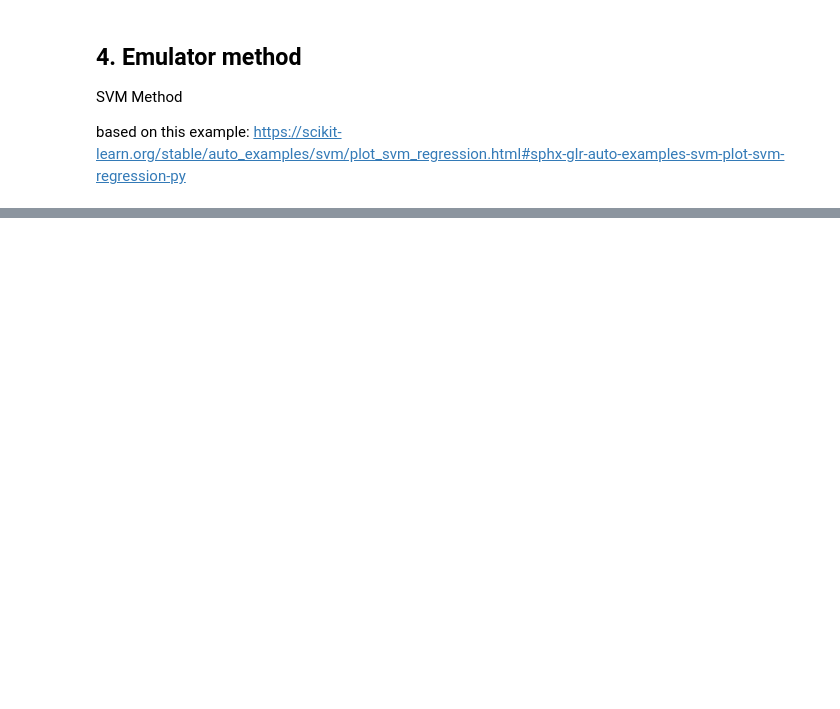
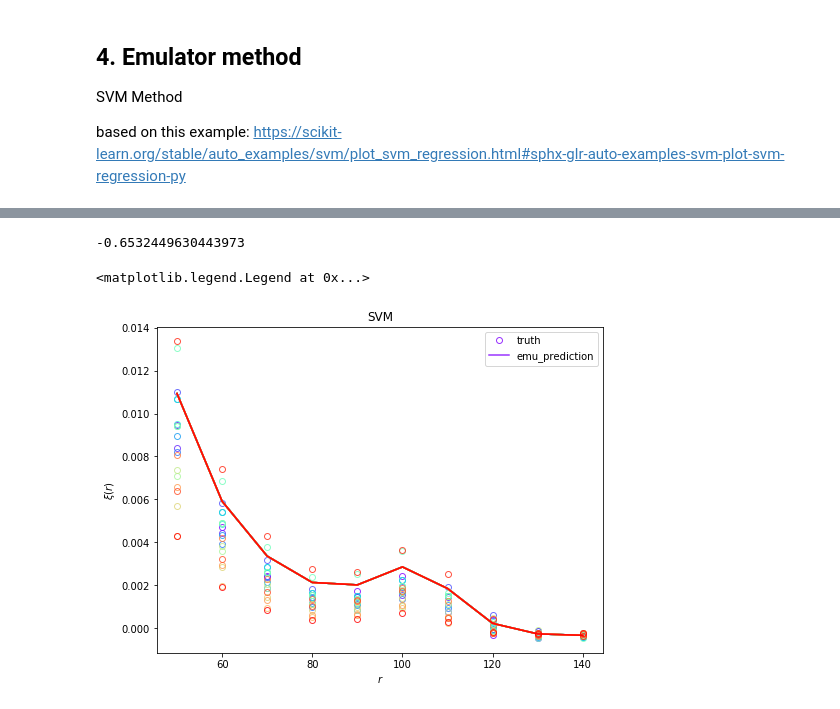
Before and after one commit to kstoreyf/emu-fight, a Jupyter notebook: emulator_examples/svm_emu-fight.ipynb, the cells around one changed output, grey strips where cells are left out. Saved outputs shown, nothing was run; the diff lists cells and outputs as text; code cells hidden in the pictures; blank space fills up the shorter version.

```diff
--- a/emulator_examples/svm_emu-fight.ipynb
+++ b/emulator_examples/svm_emu-fight.ipynb
@@ -200,0 +214,3 @@ print(svm_rmse)
+# %%
+kwargs = {'kernel':'linear', 'C':1, 'gamma':0.1, 'epsilon':.1, 'degree':3, 'tol':1e-6}
+r,s = do_regresssion(kwargs)
@@ -200,0 +299,36 @@ print(svm_rmse)
+# %%
+scores
+# %% [output]
+-0.6532449630443973
+# %%
+regrs = r
+# %%
+ys_predict = np.zeros((n_test, n_values))
+for j in range(n_values):
+    ys_predict_r = regrs[j].predict(xs_test)
+    ys_predict[:,j] = ys_predict_r
+# %%
+n_plot = int(0.2*n_test)
+idxs = np.random.choice(np.arange(n_test), n_plot)
+color_idx = np.linspace(0, 1, n_plot)
+colors = np.array([plt.cm.rainbow(c) for c in color_idx])
+# %%
+plt.figure(figsize=(8,6))
+for i in range(n_plot):
+    ys_test_plot = ys_test[idxs,:][i]
+    ys_predict_plot = ys_predict[idxs][i]
+    if i==0:
+        label_test = 'truth'
+        label_predict = 'emu_prediction'
+    else:
+        label_test = None
+        label_predict = None
+    plt.plot(rvals[:n_values], ys_test_plot, alpha=0.8, label=label_test, marker='o', markerfacecolor='None', ls='None', color=colors[i])
+    plt.plot(rvals[:n_values], ys_predict_plot, alpha=0.8, label=label_predict, color=colors[i])
+plt.xlabel('$r$')
+plt.ylabel(r'$\xi(r)$')
+plt.title('SVM')
+plt.legend()
+# %% [output]
+<matplotlib.legend.Legend at 0x...>
+[figure, added]
```
Also changed, not shown: parts of 41 cells of this notebook, 1 other file.
